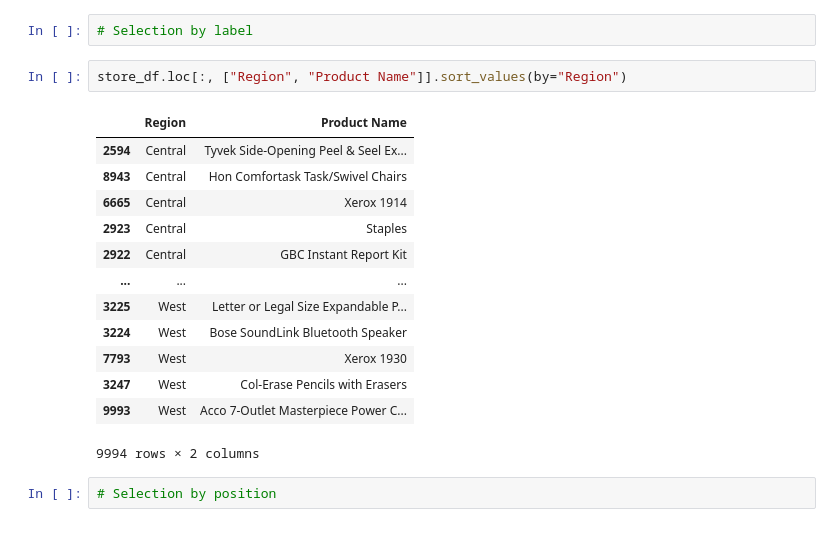
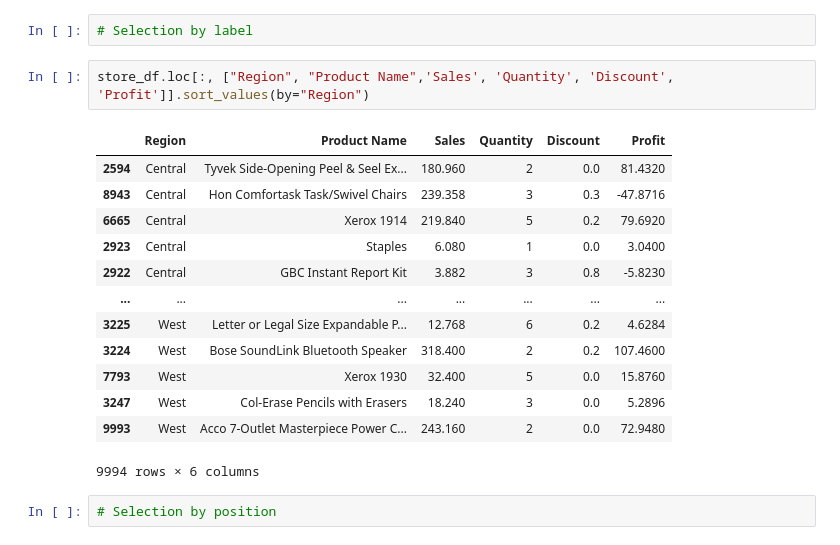
Before and after one commit to lauracarpaciu/OFFICE-SUPPLIES-EDA-PYTHON, a Jupyter notebook: Superstore.ipynb, the cells around one changed output. Saved outputs shown, nothing was run; the diff lists cells and outputs as text.

```diff
--- a/Superstore.ipynb
+++ b/Superstore.ipynb
@@ -110,21 +97,21 @@ Name: Product Name, Length: 9994, dtype: object
 # %%
 # Selection by label
 # %%
-store_df.loc[:, ["Region", "Product Name"]].sort_values(by="Region")
+store_df.loc[:, ["Region", "Product Name",'Sales', 'Quantity', 'Discount', 'Profit']].sort_values(by="Region")
 # %% [output]
-|  | Region | Product Name |
-| 2594 | Central | Tyvek Side-Opening Peel & Seel Ex... |
-| 8943 | Central | Hon Comfortask Task/Swivel Chairs |
-| 6665 | Central | Xerox 1914 |
-| 2923 | Central | Staples |
-| 2922 | Central | GBC Instant Report Kit |
-| ... | ... | ... |
-| 3225 | West | Letter or Legal Size Expandable P... |
-| 3224 | West | Bose SoundLink Bluetooth Speaker |
-| 7793 | West | Xerox 1930 |
-| 3247 | West | Col-Erase Pencils with Erasers |
-| 9993 | West | Acco 7-Outlet Masterpiece Power C... |
+|  | Region | Product Name | Sales | Quantity | Discount | Profit |
+| 2594 | Central | Tyvek Side-Opening Peel & Seel Ex... | 180.960 | 2 | 0.0 | 81.4320 |
+| 8943 | Central | Hon Comfortask Task/Swivel Chairs | 239.358 | 3 | 0.3 | -47.8716 |
+| 6665 | Central | Xerox 1914 | 219.840 | 5 | 0.2 | 79.6920 |
+| 2923 | Central | Staples | 6.080 | 1 | 0.0 | 3.0400 |
+| 2922 | Central | GBC Instant Report Kit | 3.882 | 3 | 0.8 | -5.8230 |
+| ... | ... | ... | ... | ... | ... | ... |
+| 3225 | West | Letter or Legal Size Expandable P... | 12.768 | 6 | 0.2 | 4.6284 |
+| 3224 | West | Bose SoundLink Bluetooth Speaker | 318.400 | 2 | 0.2 | 107.4600 |
+| 7793 | West | Xerox 1930 | 32.400 | 5 | 0.0 | 15.8760 |
+| 3247 | West | Col-Erase Pencils with Erasers | 18.240 | 3 | 0.0 | 5.2896 |
+| 9993 | West | Acco 7-Outlet Masterpiece Power C... | 243.160 | 2 | 0.0 | 72.9480 |
-9994 rows × 2 columns
+9994 rows × 6 columns
 # %%
 # Selection by position
 # %%
```
Also changed, not shown: parts of 9 cells of this notebook.
